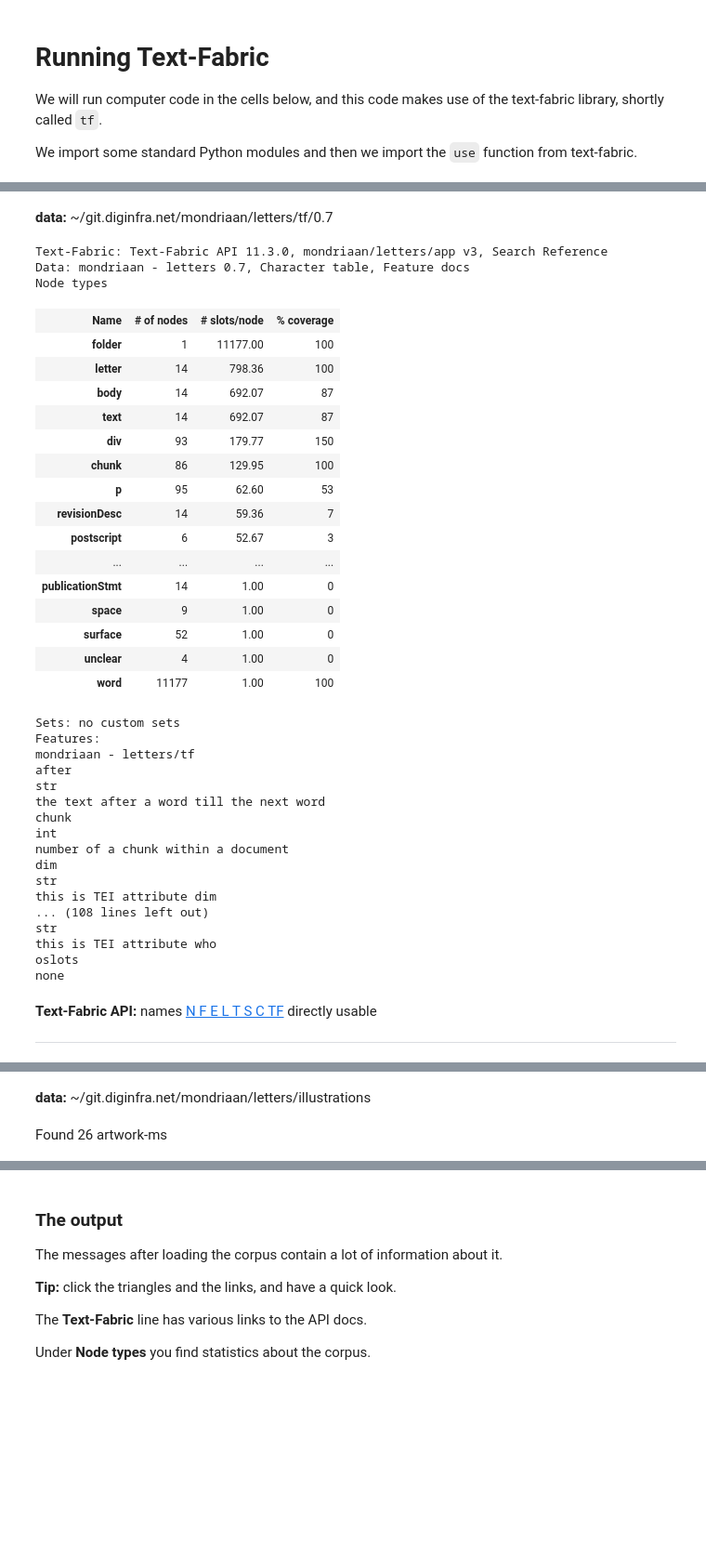
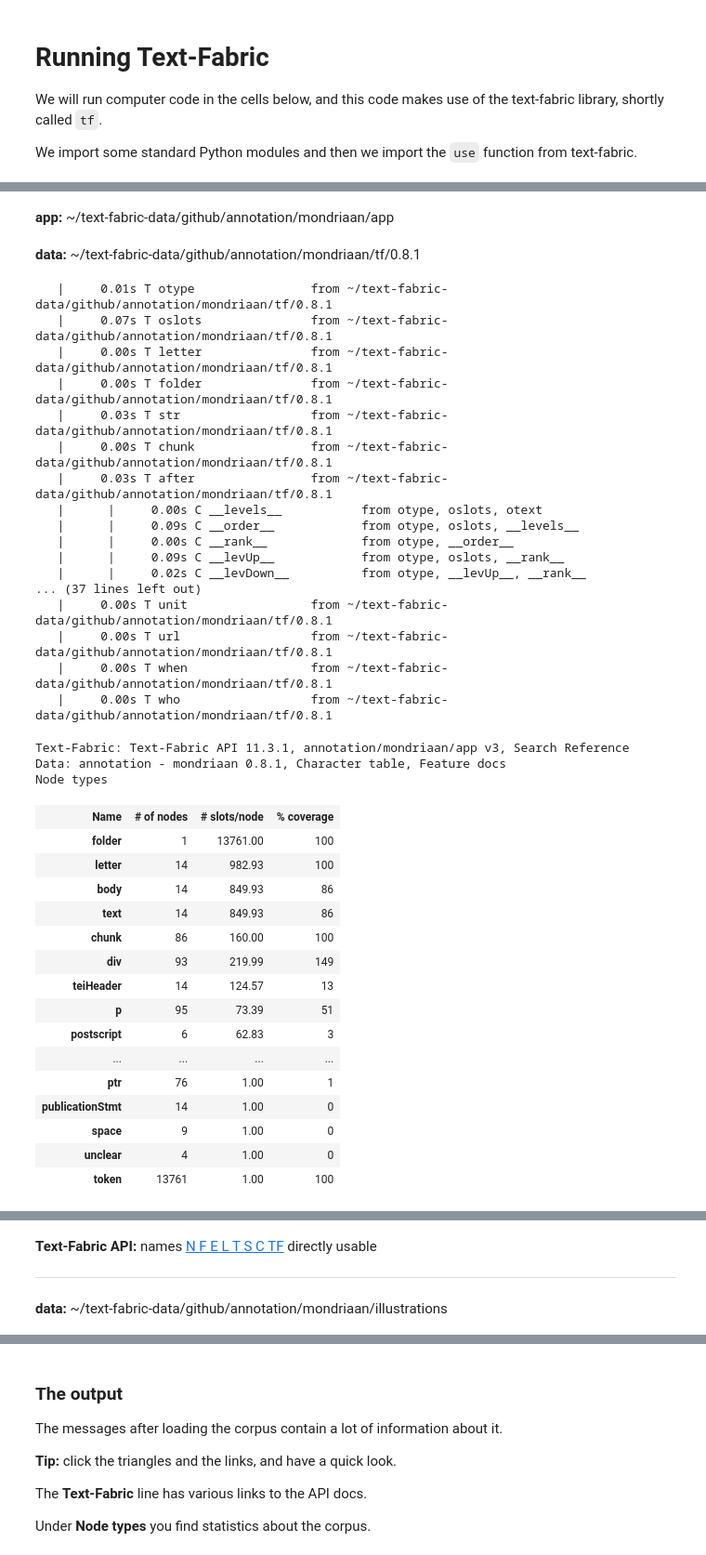
Before and after one commit to annotation/mondriaan, a Jupyter notebook: tutorial/start.ipynb, the cells around one changed output, grey strips where cells are left out. Shown: that part at 93% size. Drawn from its saved outputs; the diff is of its cells as text; code cells hidden in the pictures; blank space fills up the shorter version.

```diff
--- a/tutorial/start.ipynb
+++ b/tutorial/start.ipynb
@@ -59,8 +59,8 @@ Text-Fabric will fetch the data from the internet and store it in your directory
 
 In both cases, the corpus data will be optimised for fast processing, a one time job.
 # %%
-A = use("mondriaan/letters:clone", checkout="clone", backend="git.diginfra.net", hoist=globals())
-# A = use("mondriaan/letters", backend="git.diginfra.net", hoist=globals())
-# A = use("mondriaan/letters:latest", checkout="latest", backend="git.diginfra.net", hoist=globals())
+# A = use("annotation/mondriaan:clone", checkout="clone", hoist=globals())
+A = use("annotation/mondriaan", hoist=globals())
+# A = use("annotation/mondriaan:latest", checkout="latest", hoist=globals())
 # %% [output]
 **Locating corpus resources ...**
@@ -68,38 +71,38 @@ app: ~/git.diginfra.net/mondriaan/letters/app
-data: ~/git.diginfra.net/mondriaan/letters/tf/0.7
+app: ~/text-fabric-data/github/annotation/mondriaan/app
-Text-Fabric: Text-Fabric API 11.3.0, mondriaan/letters/app v3, Search Reference
-Data: mondriaan - letters 0.7, Character table, Feature docs
-Node types
+data: ~/text-fabric-data/github/annotation/mondriaan/tf/0.8.1
+   |     0.01s T otype                from ~/text-fabric-data/github/annotation/mondriaan/tf/0.8.1
+   |     0.07s T oslots               from ~/text-fabric-data/github/annotation/mondriaan/tf/0.8.1
+   |     0.00s T letter               from ~/text-fabric-data/github/annotation/mondriaan/tf/0.8.1
+   |     0.00s T folder               from ~/text-fabric-data/github/annotation/mondriaan/tf/0.8.1
+   |     0.03s T str                  from ~/text-fabric-data/github/annotation/mondriaan/tf/0.8.1
+   |     0.00s T chunk                from ~/text-fabric-data/github/annotation/mondriaan/tf/0.8.1
+   |     0.03s T after                from ~/text-fabric-data/github/annotation/mondriaan/tf/0.8.1
+   |      |     0.00s C __levels__           from otype, oslots, otext
+   |      |     0.09s C __order__            from otype, oslots, __levels__
+   |      |     0.00s C __rank__             from otype, __order__
+   |      |     0.09s C __levUp__            from otype, oslots, __rank__
+   |      |     0.02s C __levDown__          from otype, __levUp__, __rank__
+... (37 lines left out)
+   |     0.00s T unit                 from ~/text-fabric-data/github/annotation/mondriaan/tf/0.8.1
+   |     0.00s T url                  from ~/text-fabric-data/github/annotation/mondriaan/tf/0.8.1
+   |     0.00s T when                 from ~/text-fabric-data/github/annotation/mondriaan/tf/0.8.1
+   |     0.00s T who                  from ~/text-fabric-data/github/annotation/mondriaan/tf/0.8.1
+Text-Fabric: Text-Fabric API 11.3.1, annotation/mondriaan/app v3, Search Reference
+Data: annotation - mondriaan 0.8.1, Character table, Feature docs
+Node types
 | Name | # of nodes | # slots/node | % coverage |
-| folder | 1 | 11177.00 | 100 |
-| letter | 14 | 798.36 | 100 |
-| body | 14 | 692.07 | 87 |
-| text | 14 | 692.07 | 87 |
-| div | 93 | 179.77 | 150 |
-| chunk | 86 | 129.95 | 100 |
-| p | 95 | 62.60 | 53 |
-| revisionDesc | 14 | 59.36 | 7 |
-| postscript | 6 | 52.67 | 3 |
+| folder | 1 | 13761.00 | 100 |
+| letter | 14 | 982.93 | 100 |
+| body | 14 | 849.93 | 86 |
+| text | 14 | 849.93 | 86 |
+| chunk | 86 | 160.00 | 100 |
+| div | 93 | 219.99 | 149 |
+| teiHeader | 14 | 124.57 | 13 |
+| p | 95 | 73.39 | 51 |
+| postscript | 6 | 62.83 | 3 |
 | ... | ... | ... | ... |
+| ptr | 76 | 1.00 | 1 |
 | publicationStmt | 14 | 1.00 | 0 |
 | space | 9 | 1.00 | 0 |
-| surface | 52 | 1.00 | 0 |
 | unclear | 4 | 1.00 | 0 |
-| word | 11177 | 1.00 | 100 |
+| token | 13761 | 1.00 | 100 |
-Sets: no custom sets
-Features:
-mondriaan - letters/tf
-after
-str
-the text after a word till the next word
-chunk
-int
-number of a chunk within a document
-dim
-str
-this is TEI attribute dim
-... (108 lines left out)
-str
-this is TEI attribute who
-oslots
-none
-Text-Fabric API: names N F E L T S C TF directly usable
@@ -106,2 +126,2 @@ Text-Fabric API: names N F E L T S C TF directly usable
-data: ~/git.diginfra.net/mondriaan/letters/illustrations
+Text-Fabric API: names N F E L T S C TF directly usable
-Found 26 artwork-ms
+data: ~/text-fabric-data/github/annotation/mondriaan/illustrations
```
Also changed, not shown: parts of 2 cells of this notebook, 17 other files.
